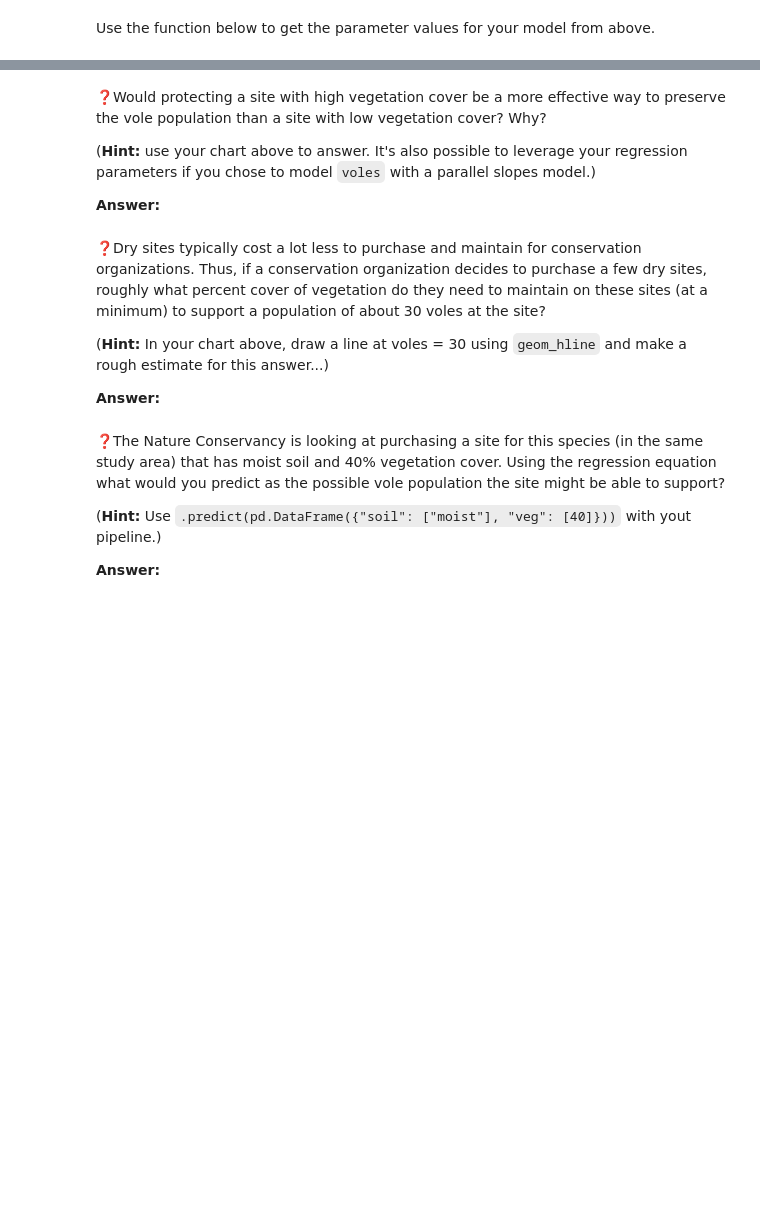
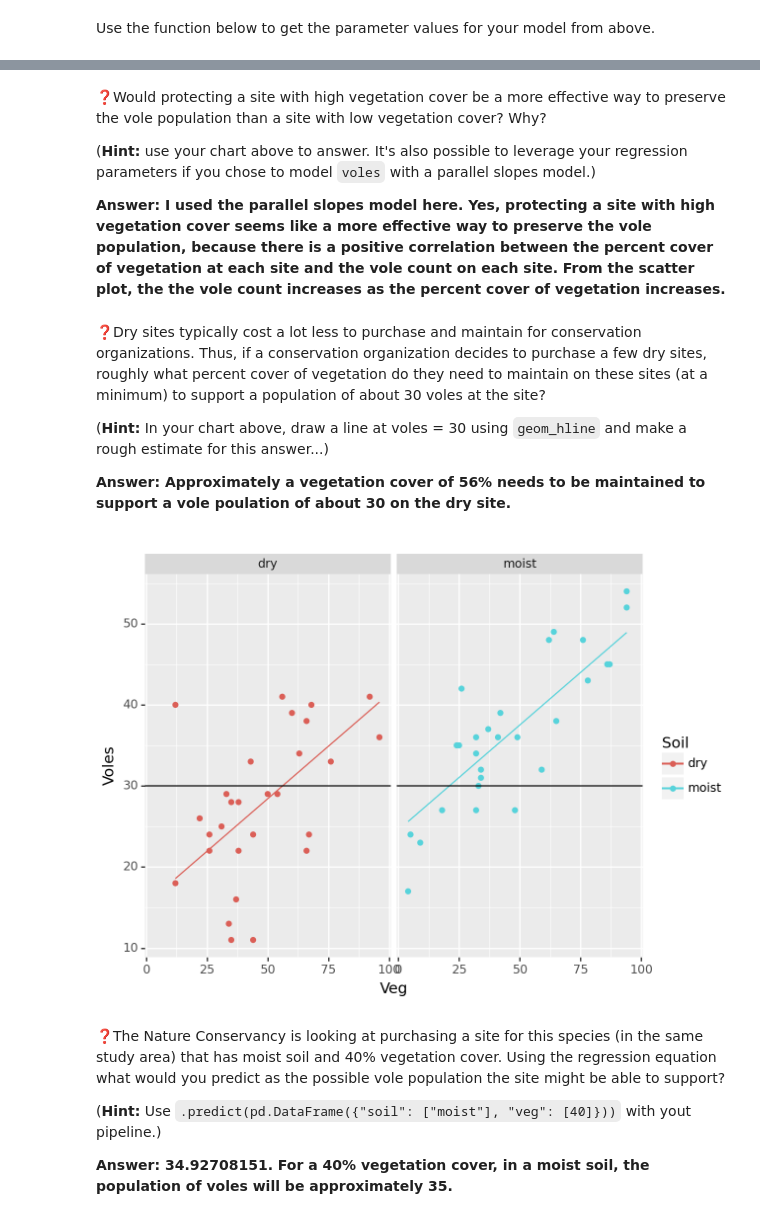
Before and after one commit to UNC-DATA-730/unit-6-assignment-Winnieunc, a Jupyter notebook: assignment6.ipynb, the cells around one changed output, grey strips where cells are left out. Drawn from its saved outputs; the diff is of its cells as text; code cells hidden in the pictures; blank space fills up the shorter version.

```diff
--- a/assignment6.ipynb
+++ b/assignment6.ipynb
@@ -135,0 +95,4 @@ ImportError: cannot import name 'geom_parallel_slopes' from 'plotnine' (/home/st
+# %%
+predictions = pipeline.predict(X)
+df_pred = pd.DataFrame(predictions, columns=['Predicted_Voles'])
+df_pred.head()
@@ -135,0 +106,3 @@ ImportError: cannot import name 'geom_parallel_slopes' from 'plotnine' (/home/st
+# %%
+df_voles1 = df_voles.assign(voles_predicted = predictions)
+df_voles1.head()
@@ -138,16 +153,27 @@ ImportError: cannot import name 'geom_parallel_slopes' from 'plotnine' (/home/st
 
 (**Hint:** use your chart above to answer. It's also possible to leverage your regression parameters if you chose to model `voles` with a parallel slopes model.)
 
-**Answer:**
+**Answer: I used the parallel slopes model here. Yes, protecting a site with high vegetation cover seems like a more effective way to preserve the vole population, because there is a positive correlation between the percent cover of vegetation at each site and the vole count on each site. From the scatter plot, the the vole count increases as the percent cover of vegetation increases.**
 # %% [markdown]
 ❓Dry sites typically cost a lot less to purchase and maintain for conservation organizations. Thus, if a conservation organization decides to purchase a few dry sites, roughly what percent cover of vegetation do they need to maintain on these sites (at a minimum) to support a population of about 30 voles at the site?
 
 (**Hint:** In your chart above, draw a line at voles = 30 using `geom_hline` and make a rough estimate for this answer...)
 
-**Answer:**
+**Answer: Approximately a vegetation cover of 56% needs to be maintained to support a vole poulation of about 30 on the dry site.**
+# %%
+plot_2 = (ggplot(df_voles1, aes(x='veg', y='voles', color='soil')) +
+        geom_point(aes(color='soil')) +
+        geom_line(aes(color='soil', y='voles_predicted')) +
+        labs(x='Veg', y='Voles', color='Soil') +
+        facet_wrap('~ soil') +
+        geom_hline(yintercept=30, linetype='solid', color='black'))
+
+print(plot_2)
+# %% [output]
+[figure, added]
 # %% [markdown]
 ❓The Nature Conservancy is looking at purchasing a site for this species (in the same study area) that has moist soil and 40% vegetation cover. Using the regression equation what would you predict as the possible vole population the site might be able to support?
 
 (**Hint:** Use `.predict(pd.DataFrame({"soil": ["moist"], "veg": [40]}))` with yout pipeline.)
 
-**Answer:**
+**Answer: 34.92708151. For a 40% vegetation cover, in a moist soil, the population of voles will be approximately 35.**
```
Also changed, not shown: parts of 12 cells of this notebook.
